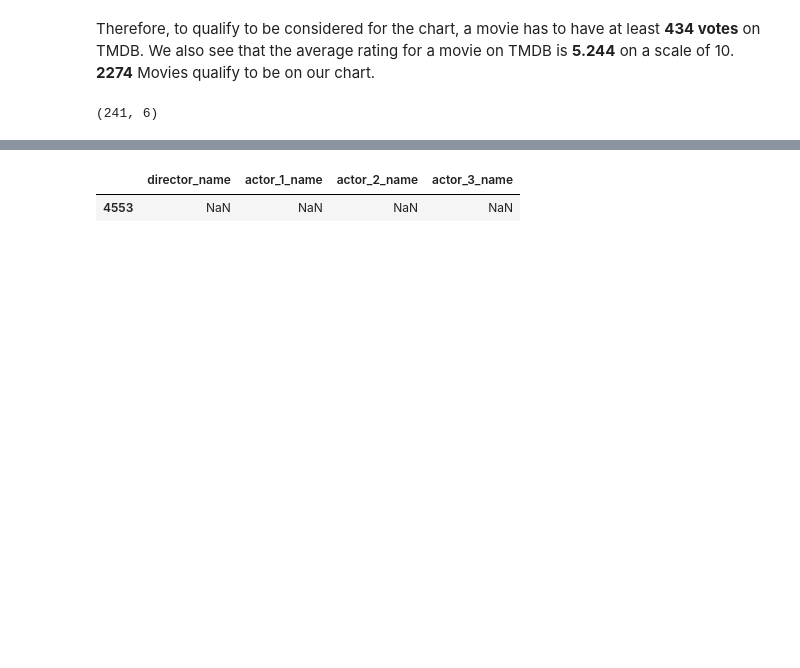
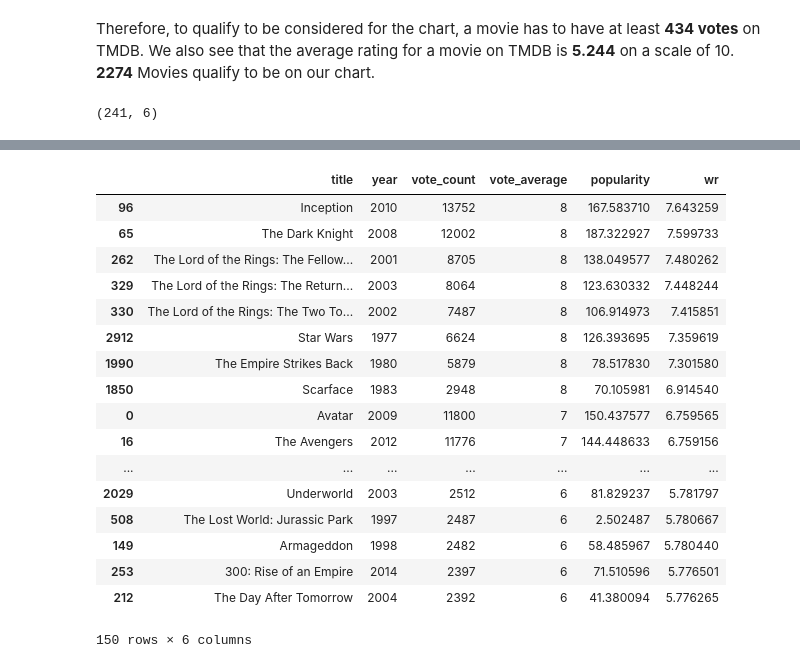
Before and after one commit to redman157/HocML, a Jupyter notebook: Recommand-system-tutorial.ipynb, the cells around one changed output, grey strips where cells are left out. Cells and saved outputs as stored; diff of their text form; code cells hidden in the pictures; blank space fills up the shorter version.

```diff
--- a/Recommand-system-tutorial.ipynb
+++ b/Recommand-system-tutorial.ipynb
@@ -133,9 +149,12 @@ print(C, m )
 # %% [output]
 5.6529252550489275 3040.8999999999996
 # %%
-def Weighted(data):
+def Weighted(data, m = m, C=C):
+  v = data['vote_count']
+
+
   R = data['vote_average']
-  v = data['vote_count']
+
   return (v/(v+m) * R) + (m/(m+v) * C)
 # %%
 df2['year'] = pd.to_datetime(df2['release_date'], errors='coerce').apply(lambda x: str(x).split('-')[0] if x != np.nan else np.nan)
@@ -610,8 +191,0 @@ plt.bar(x_axis, y_axis);
-# %%
-df_filling = df_var_cleaned.copy(deep=True)
-missing_year_info = df_filling[df_filling['title_years'].isnull()][[
-            'director_name','actor_1_name', 'actor_2_name', 'actor_3_name']]
-missing_year_info[:10]
-# %% [output]
-|  | director_name | actor_1_name | actor_2_name | actor_3_name |
-| 4553 | NaN | NaN | NaN | NaN |
@@ -668,0 +192,47 @@ def recommand(df, id_entry):
+# %%
+hobby = df2.apply(lambda x : pd.Series(x['genres']),axis = 1).stack().reset_index(level = 1, drop = True)
+hobby.name = 'genre'
+gen_df = df2.drop('genres', axis = 1 ).join(hobby)
+# %%
+def build_chart(genre, percentile = 0.85):
+  # tim theo so thich, vi du la rometic
+  df = gen_df[gen_df['genre'] == genre]
+  # ep kieu 2 cot cua ham thanh int
+  vote_counts = df[df['vote_count'].notnull()]['vote_count'].astype('int')
+  vote_averages = df[df['vote_average'].notnull()]['vote_average'].astype('int')
+  C = vote_averages.mean()
+  m = vote_counts.quantile(percentile)
+
+  qualified = df[(df['vote_count'] >= m) & (df['vote_count'].notnull()) &
+                 (df['vote_average'].notnull())][['title', 'year', 'vote_count', 'vote_average', 'popularity']]
+  # hien thi cac o thoa man dieu kien nam trong khoang m
+
+  # ep kieu dataframe thanh int
+  qualified['vote_count'] = qualified['vote_count'].astype('int')
+  qualified['vote_average'] = qualified['vote_average'].astype('int')
+
+  qualified['wr']  = qualified.apply(lambda x : Weighted(x, m ,C), axis = 1 )
+  qualified = qualified.sort_values('wr', ascending = False).head(150)
+
+  return qualified
+# %%
+build_chart('Action')
+# %% [output]
+|  | title | year | vote_count | vote_average | popularity | wr |
+| 96 | Inception | 2010 | 13752 | 8 | 167.583710 | 7.643259 |
+| 65 | The Dark Knight | 2008 | 12002 | 8 | 187.322927 | 7.599733 |
+| 262 | The Lord of the Rings: The Fellow... | 2001 | 8705 | 8 | 138.049577 | 7.480262 |
+| 329 | The Lord of the Rings: The Return... | 2003 | 8064 | 8 | 123.630332 | 7.448244 |
+| 330 | The Lord of the Rings: The Two To... | 2002 | 7487 | 8 | 106.914973 | 7.415851 |
+| 2912 | Star Wars | 1977 | 6624 | 8 | 126.393695 | 7.359619 |
+| 1990 | The Empire Strikes Back | 1980 | 5879 | 8 | 78.517830 | 7.301580 |
+| 1850 | Scarface | 1983 | 2948 | 8 | 70.105981 | 6.914540 |
+| 0 | Avatar | 2009 | 11800 | 7 | 150.437577 | 6.759565 |
+| 16 | The Avengers | 2012 | 11776 | 7 | 144.448633 | 6.759156 |
+| ... | ... | ... | ... | ... | ... | ... |
+| 2029 | Underworld | 2003 | 2512 | 6 | 81.829237 | 5.781797 |
+| 508 | The Lost World: Jurassic Park | 1997 | 2487 | 6 | 2.502487 | 5.780667 |
+| 149 | Armageddon | 1998 | 2482 | 6 | 58.485967 | 5.780440 |
+| 253 | 300: Rise of an Empire | 2014 | 2397 | 6 | 71.510596 | 5.776501 |
+| 212 | The Day After Tomorrow | 2004 | 2392 | 6 | 41.380094 | 5.776265 |
+150 rows × 6 columns
```
Also changed, not shown: parts of 48 cells of this notebook.
